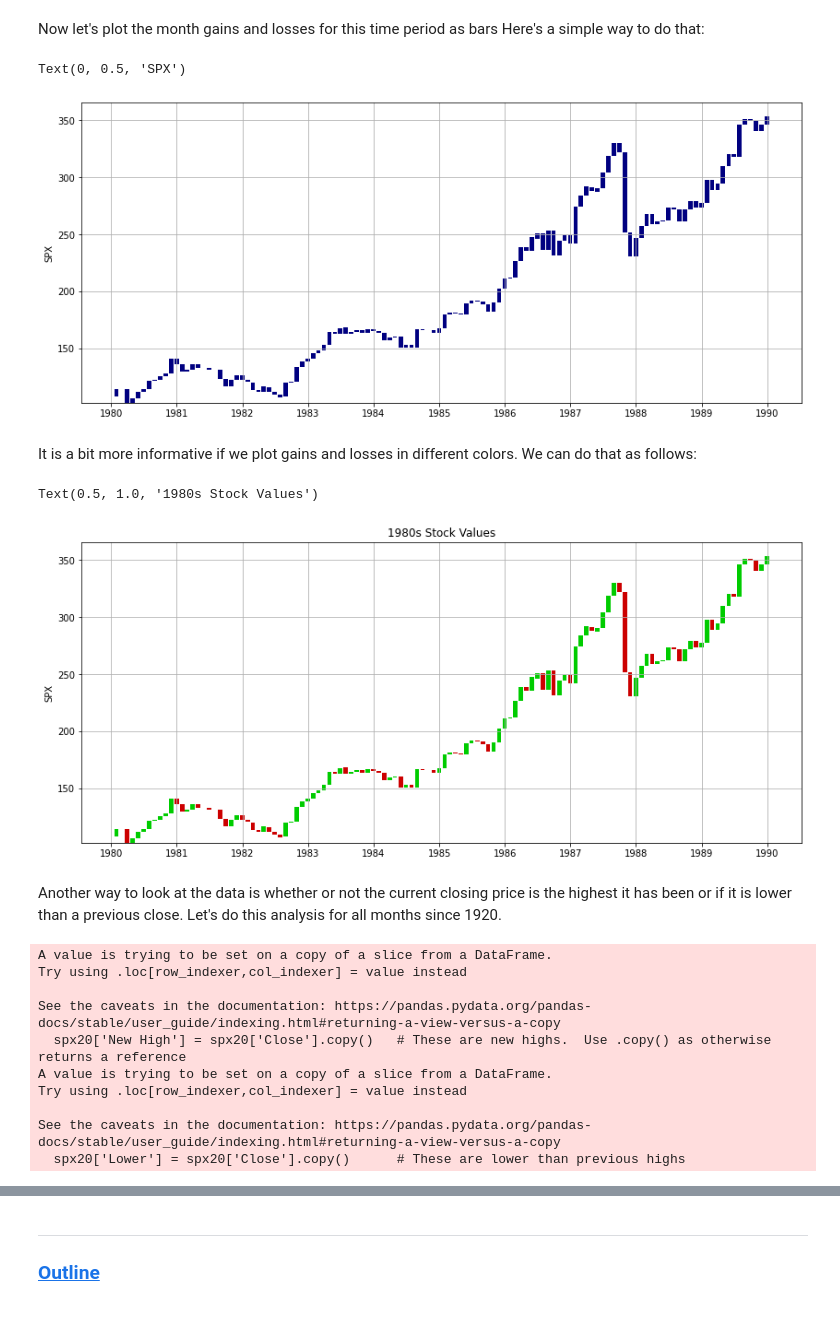
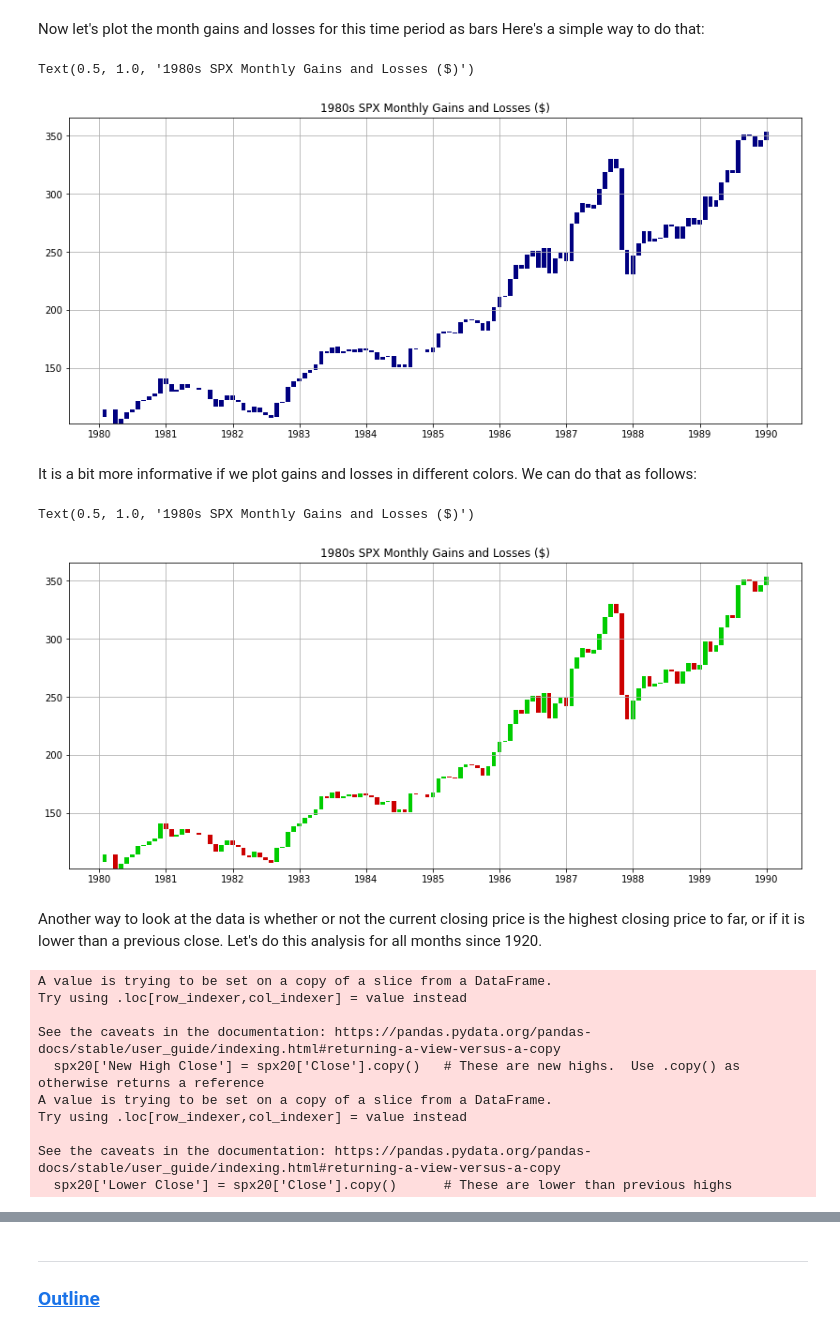
Before and after one commit to dmorris0/python_intro, a Jupyter notebook: Appendix_02_Data_and_Plotting.ipynb, the cells around one changed output, grey strips where cells are left out. Drawn from its saved outputs; the diff is of its cells as text; code cells hidden in the pictures.

```diff
--- a/Appendix_02_Data_and_Plotting.ipynb
+++ b/Appendix_02_Data_and_Plotting.ipynb
@@ -155,14 +232,13 @@ Now let's plot the month gains and losses for this time period as bars  Here's a
 # %%
 fig = plt.figure(figsize=(14,6))
 monthly_gain = np.abs(spx80s['Close']-spx80s['Open'])       # bar height is absolute difference
 monthly_bottom = np.minimum(spx80s['Open'],spx80s['Close']) # bar bottom is minimum of open and close
 plt.bar( spx80s.index, monthly_gain, bottom=monthly_bottom, width=24,color=(0,0,0.5))  # bar width is 24 days
 plt.grid()
-plt.ylabel('SPX')
-plt.title('1980s Stock Values')
+plt.title('1980s SPX Monthly Gains and Losses ($)')
 # %% [output]
-Text(0, 0.5, 'SPX')
+Text(0.5, 1.0, '1980s SPX Monthly Gains and Losses ($)')
-[figure, old version]
+[figure, new version]
 # %% [markdown]
 It is a bit more informative if we plot gains and losses in different colors.  We can do that as follows:
 # %%
@@ -174,13 +250,12 @@ monthly_bottom = np.minimum(spx80s['Open'],spx80s['Close'])
 plt.bar( spx80s.index[pos], monthly_gain[pos], bottom=monthly_bottom[pos], width=24,color=(0,.8,0))
 plt.bar( spx80s.index[neg], -monthly_gain[neg], bottom=monthly_bottom[neg], width=24,color=(.8,0,0))
 plt.grid()
-plt.ylabel('SPX')
-plt.title('1980s Stock Values')
+plt.title('1980s SPX Monthly Gains and Losses ($)')
 # %% [output]
-Text(0.5, 1.0, '1980s Stock Values')
+Text(0.5, 1.0, '1980s SPX Monthly Gains and Losses ($)')
-[figure, old version]
+[figure, new version]
 # %% [markdown]
-Another way to look at the data is whether or not the current closing price is the highest it has been or if it is lower than a previous close.  Let's do this analysis for all months since 1920.
+Another way to look at the data is whether or not the current closing price is the highest closing price to far, or if it is lower than a previous close.  Let's do this analysis for all months since 1920.
 # %%
 # First find which closes are higher than pervious values:
 spx20 = spx['1919-12-31'::]
@@ -194,18 +269,19 @@ for close in spx20['Close']:
         new_high.append(False)
 new_high = np.array(new_high)
 not_high = np.logical_not(new_high)
-spx20['New High'] = spx20['Close'].copy()   # These are new highs.  Use .copy() as otherwise returns a reference
-spx20.loc[not_high,'New High'] = np.nan
-spx20['Lower'] = spx20['Close'].copy()      # These are lower than previous highs
-spx20.loc[new_high,'Lower'] = np.nan
+# Create two more columns, one for new high closes and one for lower closes:
+spx20['New High Close'] = spx20['Close'].copy()     # These are new highs.  Use .copy() as otherwise returns a reference
+spx20.loc[not_high,'New High Close'] = np.nan       # NaN data points are not plotted or connected
+spx20['Lower Close'] = spx20['Close'].copy()        # These are lower than previous highs
+spx20.loc[new_high,'Lower Close'] = np.nan
 # %% [output]
 A value is trying to be set on a copy of a slice from a DataFrame.
 Try using .loc[row_indexer,col_indexer] = value instead
 
 See the caveats in the documentation: https://pandas.pydata.org/pandas-docs/stable/user_guide/indexing.html#returning-a-view-versus-a-copy
-  spx20['New High'] = spx20['Close'].copy()   # These are new highs.  Use .copy() as otherwise returns a reference
+  spx20['New High Close'] = spx20['Close'].copy()   # These are new highs.  Use .copy() as otherwise returns a reference
 A value is trying to be set on a copy of a slice from a DataFrame.
 Try using .loc[row_indexer,col_indexer] = value instead
 
 See the caveats in the documentation: https://pandas.pydata.org/pandas-docs/stable/user_guide/indexing.html#returning-a-view-versus-a-copy
-  spx20['Lower'] = spx20['Close'].copy()      # These are lower than previous highs
+  spx20['Lower Close'] = spx20['Close'].copy()      # These are lower than previous highs
```
Also changed, not shown: parts of 26 cells of this notebook.
